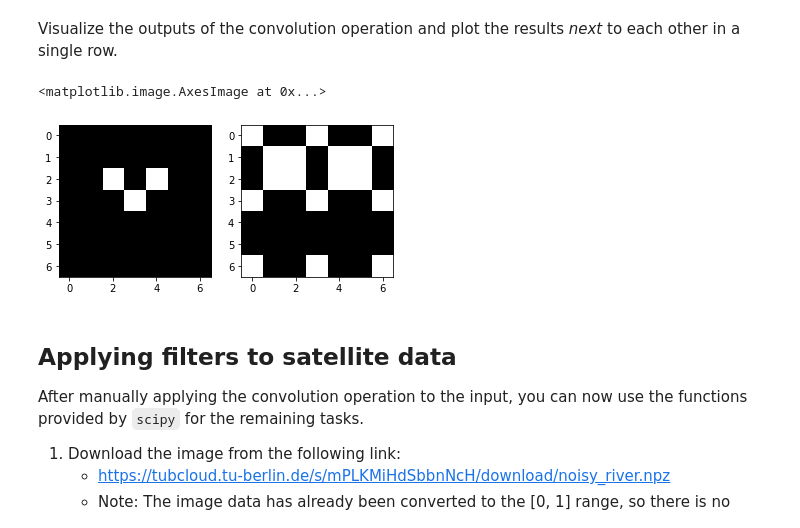
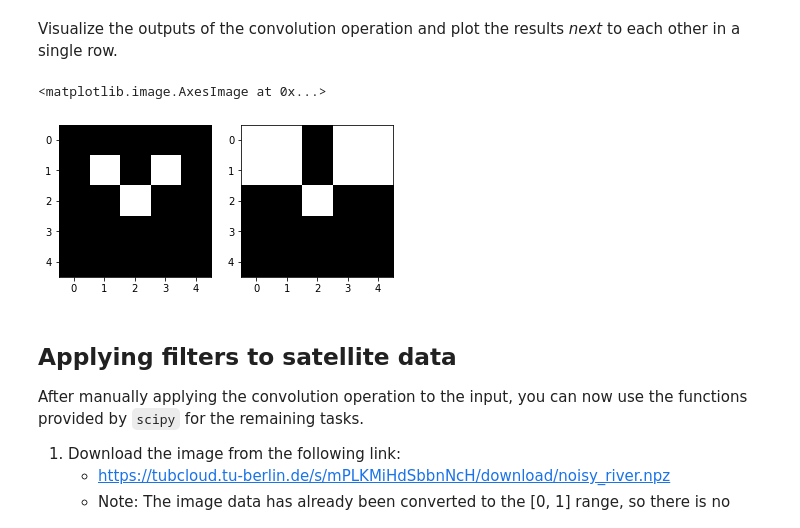
Before and after one commit to OliverStoll/Remote-Sensing-Applications, a Jupyter notebook: HW02.ipynb, the cells around one changed output. Cells and saved outputs as stored; diff of their text form; code cells hidden in the pictures.

```diff
--- a/HW02.ipynb
+++ b/HW02.ipynb
@@ -48,16 +48,16 @@ kernel = np.array(
 input_size = inp_arr.shape[0]
 kernel_size = kernel.shape[0]
 
-padding_size = kernel_size - 1
+padding_size = int((kernel_size - 1) / 2)
 total_size = input_size + 2 * padding_size
 
-output_arr_0_pad = np.zeros((total_size, total_size))
-output_arr_reflect = np.zeros((total_size, total_size))
+input_0_pad = np.zeros((total_size, total_size))
+input_ref_pad = np.zeros((total_size, total_size))
 
 for row in range(input_size):
     for column in range(input_size):
-        output_arr_0_pad[row + padding_size][column + padding_size] = inp_arr[row][column]
-        output_arr_reflect[row + padding_size][column + padding_size] = inp_arr[row][column]
+        input_0_pad[row + padding_size][column + padding_size] = inp_arr[row][column]
+        input_ref_pad[row + padding_size][column + padding_size] = inp_arr[row][column]
 
 for row in range(total_size):
     for column in range(total_size):
@@ -93,7 +93,4 @@ for row in range(total_size):
 
         # now set the
         new_row, new_col = new_coordinates[0], new_coordinates[1]
-        print(f"{row},{column} -> {new_row},{new_col}")
-        output_arr_reflect[row][column] = inp_arr[new_row][new_col]
-
-output_arr_reflect
+        input_ref_pad[row][column] = inp_arr[new_row][new_col]
@@ -132,14 +136,14 @@ Visualize the outputs of the convolution operation and plot the results _next_ t
 # %%
 # Add code to visualize the results next to each other
 # Create two subplots
 from matplotlib import pyplot as plt
 
 fig, ax = plt.subplots(1, 2)
-ax[0].imshow(output_arr_0_pad, cmap="gray")
-ax[1].imshow(output_arr_reflect, cmap="gray")
+ax[0].imshow(input_0_pad, cmap="gray")
+ax[1].imshow(input_ref_pad, cmap="gray")
 # %% [output]
 <matplotlib.image.AxesImage at 0x...>
-[figure, old version]
+[figure, new version]
 # %% [markdown]
 ## Applying filters to satellite data
 
```
Also changed, not shown: parts of 10 cells of this notebook.
